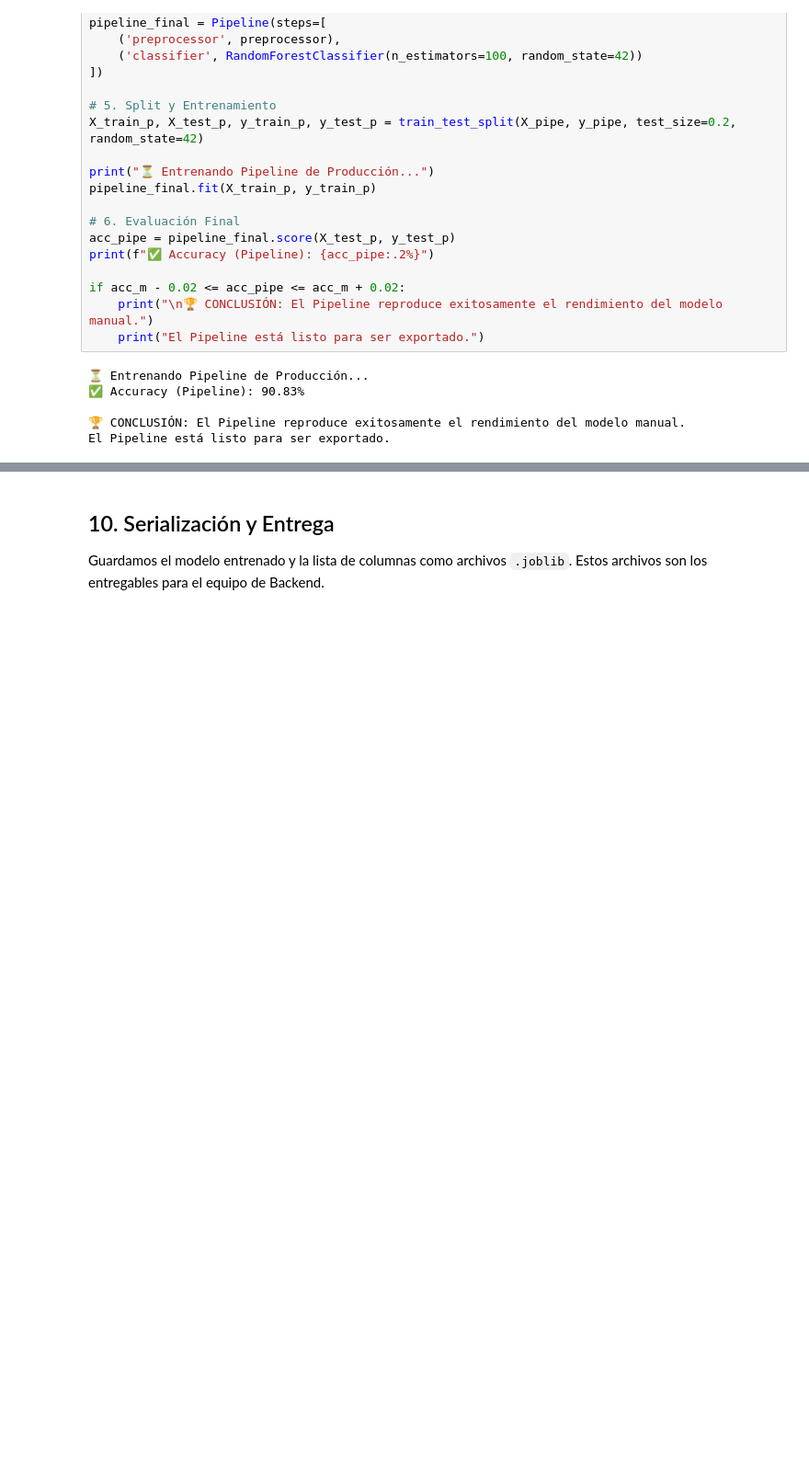
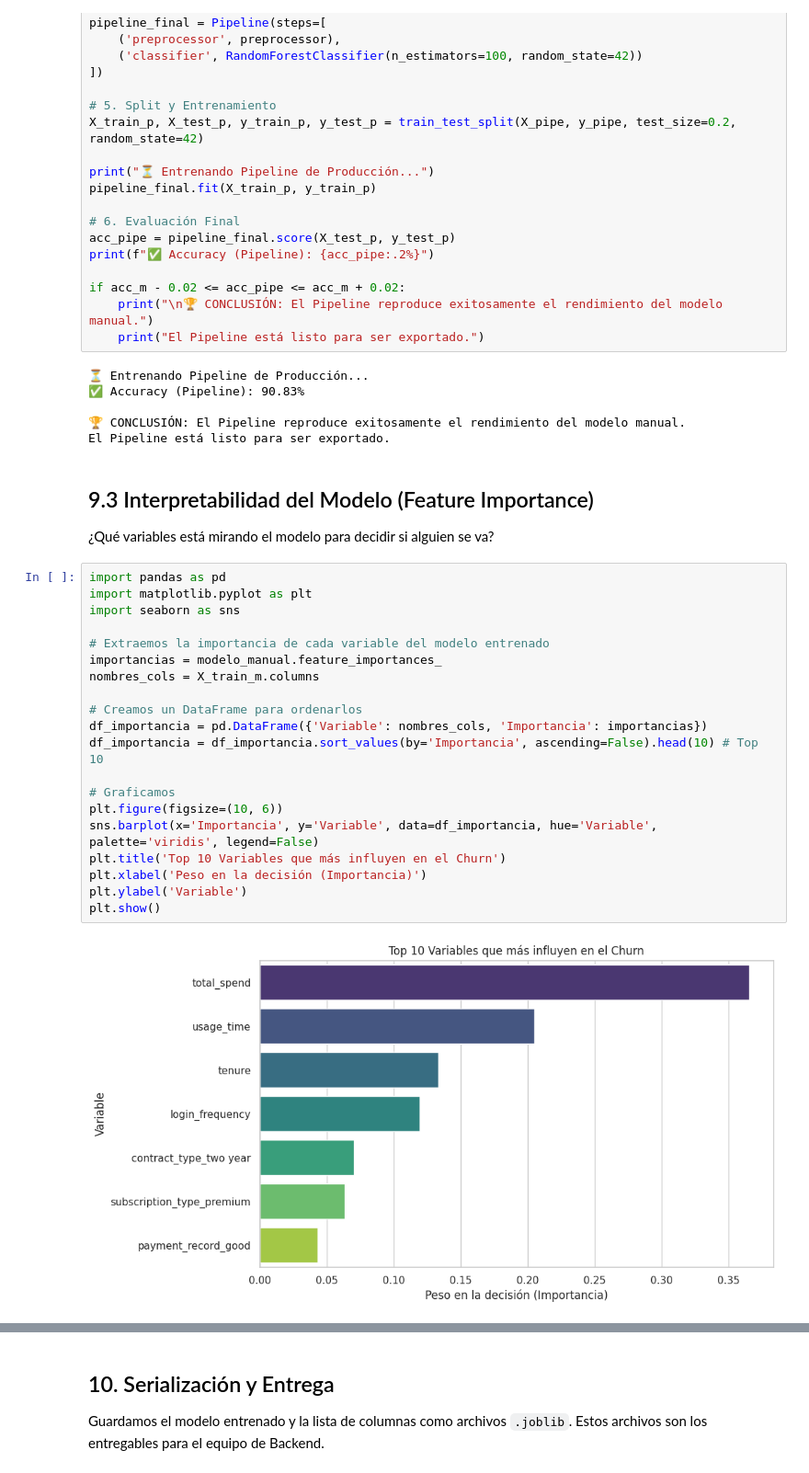
Before and after one commit to JoseLuisRiveros/ChurnInsight, a Jupyter notebook: Proyecto_2_ChurnInsight_Predicci_n_de_Cancelaci_n_de_Clientes_grupo_H12_25_L_Equipo_11_Data_Science.ipynb, the cells around one changed output, grey strips where cells are left out. Shown at 92% size. Saved outputs shown, nothing was run; the diff lists cells and outputs as text; blank space fills up the shorter version.

Commit message:
se agrego interpretabilidad del modelo y recomendaciones estratégicas

```diff
--- a/Proyecto_2_ChurnInsight_Predicci_n_de_Cancelaci_n_de_Clientes_grupo_H12_25_L_Equipo_11_Data_Science.ipynb
+++ b/Proyecto_2_ChurnInsight_Predicci_n_de_Cancelaci_n_de_Clientes_grupo_H12_25_L_Equipo_11_Data_Science.ipynb
@@ -999,3 +999,28 @@ if acc_m - 0.02 <= acc_pipe <= acc_m + 0.02:
 
 🏆 CONCLUSIÓN: El Pipeline reproduce exitosamente el rendimiento del modelo manual.
 El Pipeline está listo para ser exportado.
+# %% [markdown]
+## 9.3 Interpretabilidad del Modelo (Feature Importance)
+¿Qué variables está mirando el modelo para decidir si alguien se va?
+# %%
+import pandas as pd
+import matplotlib.pyplot as plt
+import seaborn as sns
+
+# Extraemos la importancia de cada variable del modelo entrenado
+importancias = modelo_manual.feature_importances_
+nombres_cols = X_train_m.columns
+
+# Creamos un DataFrame para ordenarlos
+df_importancia = pd.DataFrame({'Variable': nombres_cols, 'Importancia': importancias})
+df_importancia = df_importancia.sort_values(by='Importancia', ascending=False).head(10) # Top 10
+
+# Graficamos
+plt.figure(figsize=(10, 6))
+sns.barplot(x='Importancia', y='Variable', data=df_importancia, hue='Variable', palette='viridis', legend=False)
+plt.title('Top 10 Variables que más influyen en el Churn')
+plt.xlabel('Peso en la decisión (Importancia)')
+plt.ylabel('Variable')
+plt.show()
+# %% [output]
+[figure, added]
```
Also changed, not shown: parts of 2 cells of this notebook.
